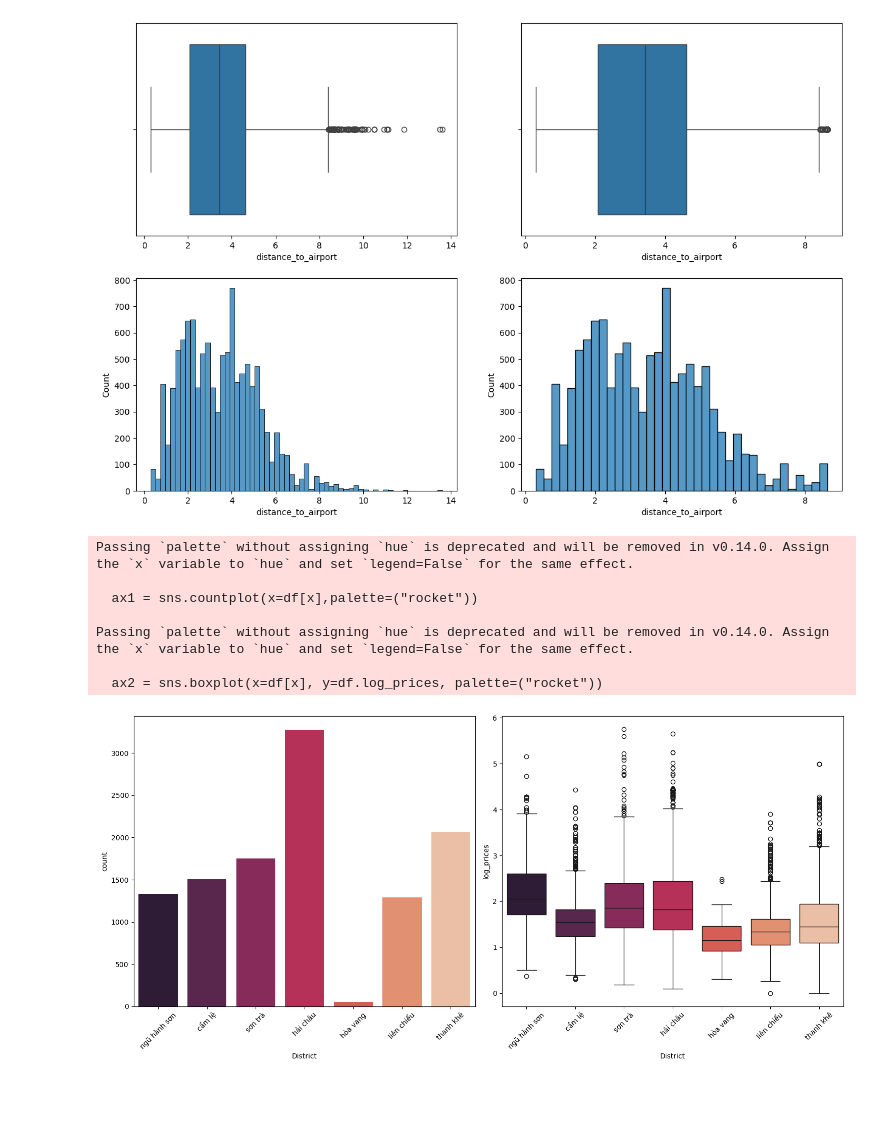
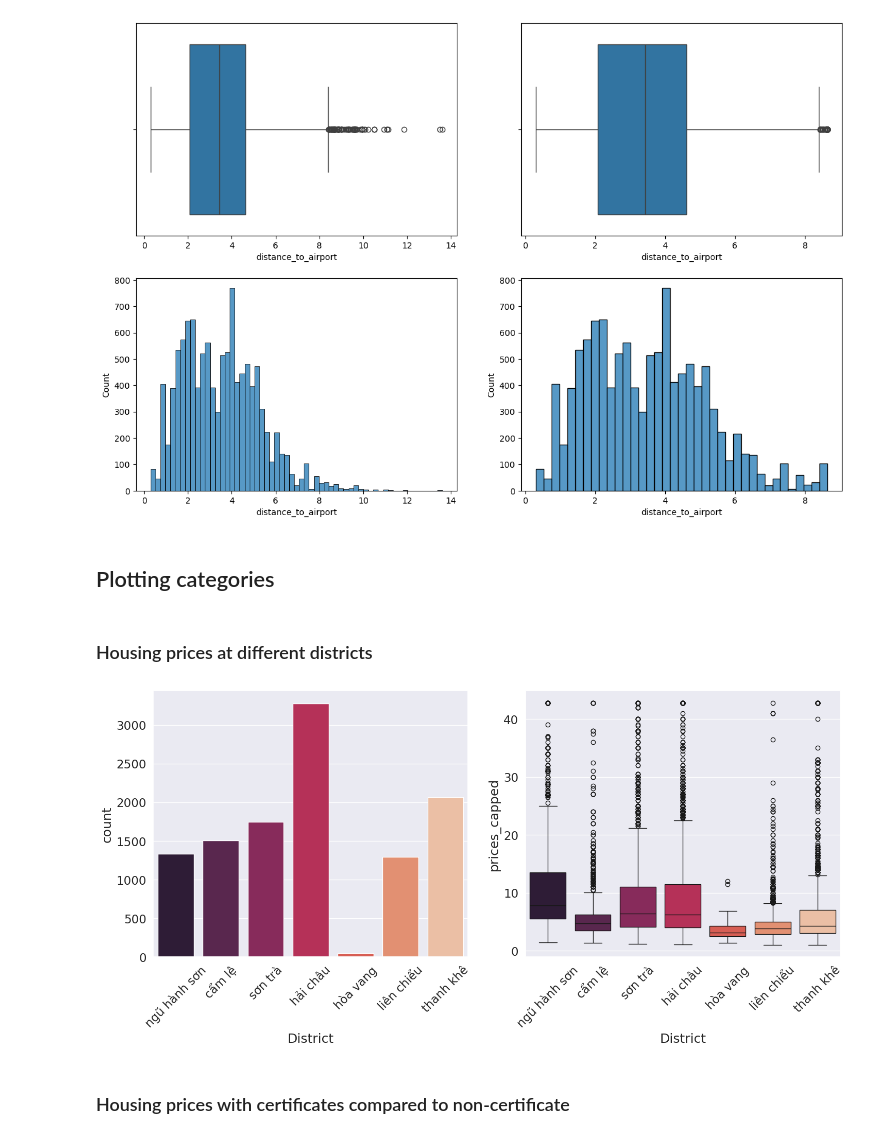
Before and after one commit to aduy2408/Project_ADY201m, a Jupyter notebook: Data/Visualizing_data.ipynb, the cells around one changed output. Cells and saved outputs as stored; diff of their text form; code cells hidden in the pictures; blank space fills up the shorter version.

```diff
--- a/Data/Visualizing_data.ipynb
+++ b/Data/Visualizing_data.ipynb
@@ -52,6 +76,7 @@ sns.histplot(data=df,x='log_Area',ax=axes[1][2])
 # %%
 uppper_boundary=df['floors'].mean() + 3* df['floors'].std()
 print("Upper bound for floors:",uppper_boundary)
-df_copy.loc[(df_copy.floors>uppper_boundary),'floors'] = uppper_boundary
-df['log_floors'] = np.log(df['floors'])
+df['floors_capped'] = df['floors']
+df.loc[(df.floors_capped>uppper_boundary),'floors_capped'] = int(uppper_boundary)
+# df['log_floors'] = np.log(df['floors'])
 # %% [output]
@@ -72,6 +95,7 @@ sns.histplot(data=df,x='log_floors',ax=axes[1][2])
 # %%
 uppper_boundary=df['width'].mean() + 3* df['width'].std()
 print("Upper bound for width:",uppper_boundary)
-df_copy.loc[(df_copy.width>uppper_boundary),'width'] = uppper_boundary
+df['width_capped'] = df['width']
+df.loc[(df.width_capped>uppper_boundary),'width_capped'] = uppper_boundary
 df['log_width'] = np.log(df['width'])
 # %% [output]
@@ -92,6 +116,7 @@ sns.histplot(data=df,x='log_width',ax=axes[1][2])
 # %%
 uppper_boundary=df['length'].mean() + 3* df['length'].std()
 print("Upper bound for length:",uppper_boundary)
-df_copy.loc[(df_copy.length>uppper_boundary),'length'] = uppper_boundary
+df['length_capped'] = df['length']
+df.loc[(df.length_capped>uppper_boundary),'length_capped'] = uppper_boundary
 df['log_length'] = np.log(df['length'])
 # %% [output]
@@ -110,7 +135,7 @@ sns.histplot(data=df,x='log_length',ax=axes[1][2])
 # %% [markdown]
 ### Distance to center
 # %%
-uppper_boundary=df['distance_to_center'].mean() + 3* df['distance_to_center'].std()
-print("Upper bound for distance_to_center:",uppper_boundary)
-df_copy.loc[(df_copy.distance_to_center>uppper_boundary),'distance_to_center'] = uppper_boundary
-df['log_distance_to_center'] = np.log(df['distance_to_center'])
+# uppper_boundary=df['distance_to_center'].mean() + 3* df['distance_to_center'].std()
+# print("Upper bound for distance_to_center:",uppper_boundary)
+# df_copy.loc[(df_copy.distance_to_center>uppper_boundary),'distance_to_center'] = uppper_boundary
+# df['log_distance_to_center'] = np.log(df['distance_to_center'])
@@ -161,27 +184,28 @@ sns.histplot(data=df_copy,x='distance_to_airport',ax=axes[1][1])
 # %% [output]
 <Axes: xlabel='distance_to_airport', ylabel='Count'>
 [figure]
+# %% [markdown]
+## Plotting categories
+# %% [markdown]
+### Housing prices at different districts
 # %%
 def plot_count(x,fig):
     plt.subplot(3,2,fig)
-    ax1 = sns.countplot(x=df[x],palette=("rocket"))
+    ax1 = sns.countplot(x=df[x],palette=("rocket"), hue =df[x], legend=False)
+    ax1.set_xticks(range(len(df[x].unique())))
     ax1.set_xticklabels(df[x].unique(), rotation = 45)
     plt.subplot(3,2,(fig+1))
-    ax2 = sns.boxplot(x=df[x], y=df.log_prices, palette=("rocket"))
+    ax2 = sns.boxplot(x=df[x], y=df.prices_capped, palette=("rocket"), hue =df[x], legend=False)
+    ax2.set_xticks(range(len(df[x].unique())))
     ax2.set_xticklabels(df[x].unique(), rotation = 45)
 
 plt.figure(figsize=(15,20))
 plot_count('District', 1)
 plt.tight_layout()
 # %% [output]
-Passing `palette` without assigning `hue` is deprecated and will be removed in v0.14.0. Assign the `x` variable to `hue` and set `legend=False` for the same effect.
-
-  ax1 = sns.countplot(x=df[x],palette=("rocket"))
-
-Passing `palette` without assigning `hue` is deprecated and will be removed in v0.14.0. Assign the `x` variable to `hue` and set `legend=False` for the same effect.
-
-  ax2 = sns.boxplot(x=df[x], y=df.log_prices, palette=("rocket"))
-[figure, old version]
+[figure, new version]
+# %% [markdown]
+### Housing prices with certificates compared to non-certificate
 # %%
 plt.figure(figsize=(15,20))
 plot_count('certificate', 1)
```
Also changed, not shown: parts of 40 cells of this notebook.
